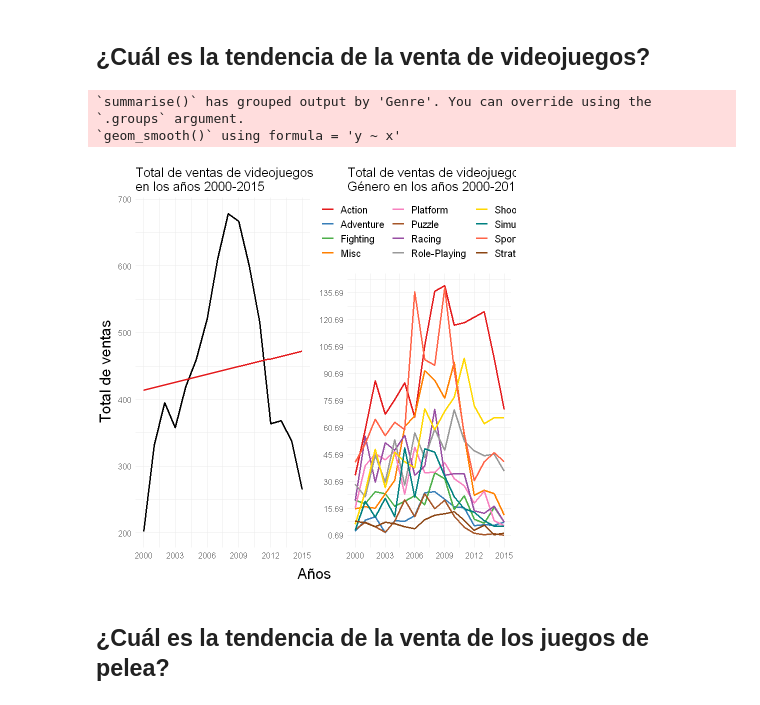
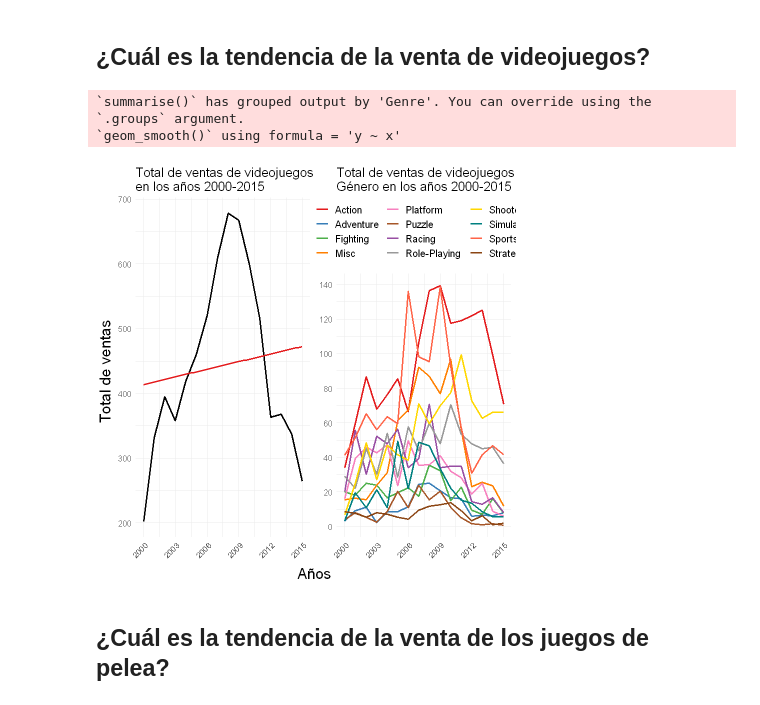
Before and after one commit to bastianbm7/VideoGames_Analysis, a Jupyter notebook: Untitled.ipynb, the cells around one changed output. Drawn from its saved outputs; the diff is of its cells as text; code cells hidden in the pictures.

```diff
--- a/Untitled.ipynb
+++ b/Untitled.ipynb
@@ -57,6 +78,7 @@ gg1 <- juegos %>%
         geom_line(aes(x = Year, y = Sales1, group = 1), lwd = 1) +
         stat_smooth(aes(x = Year, y = Sales1), method = 'lm', se = FALSE, color = colores[1]) +
         scale_x_continuous(breaks = seq(min(juegos$Year), max(juegos$Year), by = 3)) +
+        guides(x = guide_axis(angle = 45)) +
         theme_minimal() +
         theme(
             text = element_text(size = 12),  # Ajustar el tamaño de fuente del texto del gráfico
@@ -84,8 +106,9 @@ data <- juegos %>%
 gg2 <- ggplot(data) +
   geom_line(aes(x = Year, y = Sales1, color = Genre), lwd = 1) +
   scale_x_continuous(breaks = seq(min(data$Year), max(data$Year), by = 3)) +
-  scale_y_continuous(breaks = seq(min(data$Sales1), max(data$Sales1), by = 15)) +
+  scale_y_continuous(breaks = seq(0, 140, by = 20)) +
   scale_color_manual(values = colores) +  # Asignar colores manualmente
+  guides(x = guide_axis(angle = 45)) +
   guides(color = guide_legend(nrow = 4)) +  # Organizar la leyenda en dos filas
   theme_minimal() +
   theme(
@@ -93,36 +116,36 @@ gg2 <- ggplot(data) +
     legend.direction = "horizontal",  # Orientar la leyenda horizontalmente
     text = element_text(size = 12),  # Ajustar el tamaño de fuente del texto del gráfico
     title = element_text(size = 13, hjust = 0.5),  # Ajustar el tamaño de fuente del título
     legend.text = element_text(size = 12),  # Ajustar el tamaño de fuente del texto de la leyenda
     axis.title.x = element_text(size = 13),  # Ajustar el tamaño de fuente del título del eje x
     axis.title.y = element_text(size = 13)  # Ajustar el tamaño de fuente del título del eje y
   ) +
   labs(
     color = NULL,
     title = 'Total de ventas de videojuegos por\nGénero en los años 2000-2015',
     y = NULL,
     x = NULL
   )
 
 # Juntar los dos gráficos creados
 grid_arrange <- grid.arrange(
     gg1,gg2 ,
     ncol = 2,
     # Wirte left text
     left = textGrob("Total de ventas", rot = 90,
                     gp = gpar(fontsize=18)),
     # Wirte bottom text
     bottom = textGrob("Años", gp=gpar(fontsize = 18))
 )
 
 
-ggsave("graphs\\venta_tendencia.pdf", plot = arrangeGrob(grid_arrange), device = "pdf",
-      width = 22, height = 16, units = "cm", dpi = 600)
+ggsave("graphs\\p1_tendencia.pdf", plot = arrangeGrob(grid_arrange), device = "pdf",
+      width = 26, height = 16, units = "cm", dpi = 600)
 # %% [output]
 `summarise()` has grouped output by 'Genre'. You can override using the
 `.groups` argument.
 `geom_smooth()` using formula = 'y ~ x'
-[figure, old version]
+[figure, new version]
 # %% [markdown]
 ## ¿Cuál es la tendencia de la venta de los juegos de pelea?
 # %%
```
Also changed, not shown: parts of 7 cells of this notebook, 6 other files.
